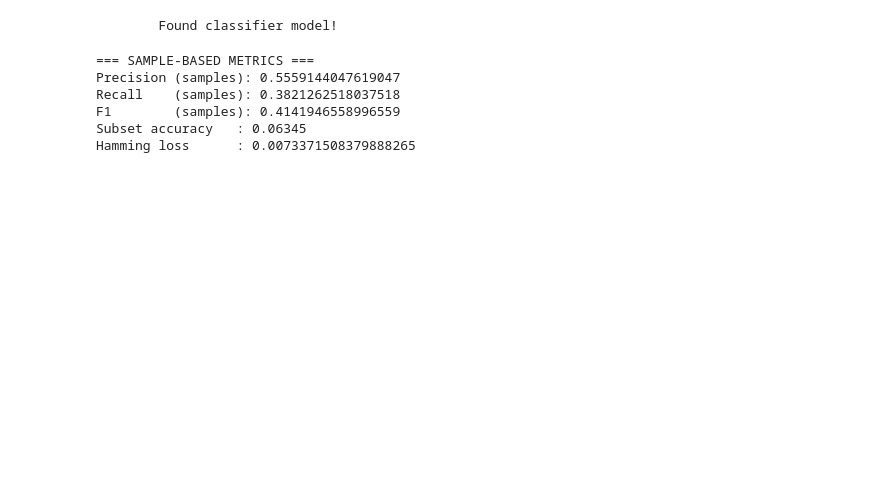
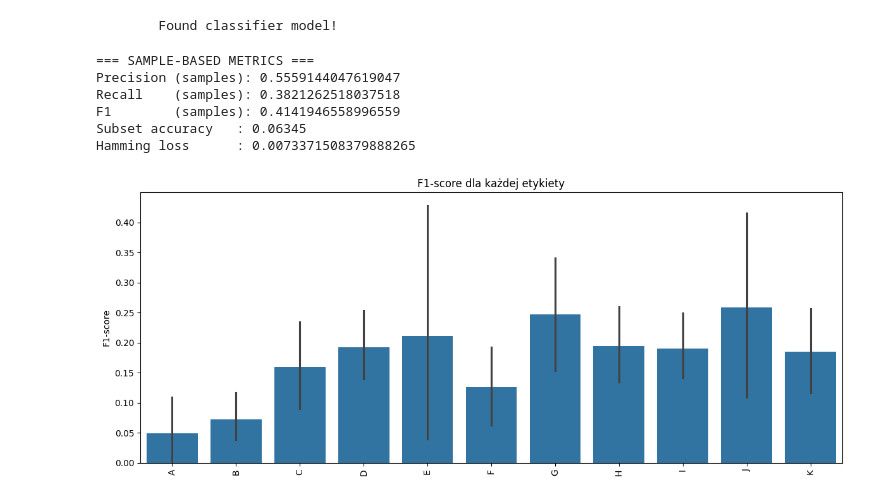
Before and after one commit to Kos261/DM_Finals, a Jupyter notebook: dm_classifier.ipynb, the cells around one changed output. Cells and saved outputs as stored; diff of their text form; code cells hidden in the pictures; blank space fills up the shorter version.

```diff
--- a/dm_classifier.ipynb
+++ b/dm_classifier.ipynb
@@ -127,6 +151,6 @@ https://scikit-learn.org/stable/model_persistence.html#security-maintainability-
 # %%
 # --- Train or load classifier ---
-clf_path = Path('models/classifier.pkl')
+clf_path = Path('models/embed/classifier.pkl')
 
 if clf_path.exists():
     print('\n\tFound classifier model!')
@@ -134,14 +158,8 @@ if clf_path.exists():
         clf = joblib.load(f)
 else:
     print('\n\tWe need to train classifier first...')
-    # base = LogisticRegression(penalty='l2',
-    #                           C=1.0,
-    #                           dual=False,
-    #                           class_weight='balanced',
-    #                           solver='saga',
-    #                           max_iter=300,
-    #                           random_state=42)
-    base = LinearSVC(C=1.0, dual=False)     # dual=False szybsze dla n_samples > n_features
+
+    base = LinearSVC(C=1.0, dual=False)
     clf = OneVsRestClassifier(base, n_jobs=-1)
     clf.fit(X_train_embed, y_train)
     joblib.dump(clf, clf_path)
@@ -182,5 +197,19 @@ Recall    (samples): 0.3821262518037518
 F1        (samples): 0.4141946558996559
 Subset accuracy   : 0.06345
 Hamming loss      : 0.0073371508379888265
+# %%
+f1s = f1_score(y_val_true_bin, y_pred_bin, average=None)
+labels = mlb.classes_
+labels = [label[0] for label in labels]
+
+plt.figure(figsize=(12,5))
+sns.barplot(x=labels, y=f1s)
+plt.xticks(rotation=90)
+plt.ylabel("F1-score")
+plt.title("F1-score dla każdej etykiety")
+plt.tight_layout()
+plt.savefig("output/f1_per_class.png")
+# %% [output]
+[figure, added]
 # %%
 # --- Predict on test & save submission ---
```
Also changed, not shown: parts of 6 cells of this notebook, 2 other files.
